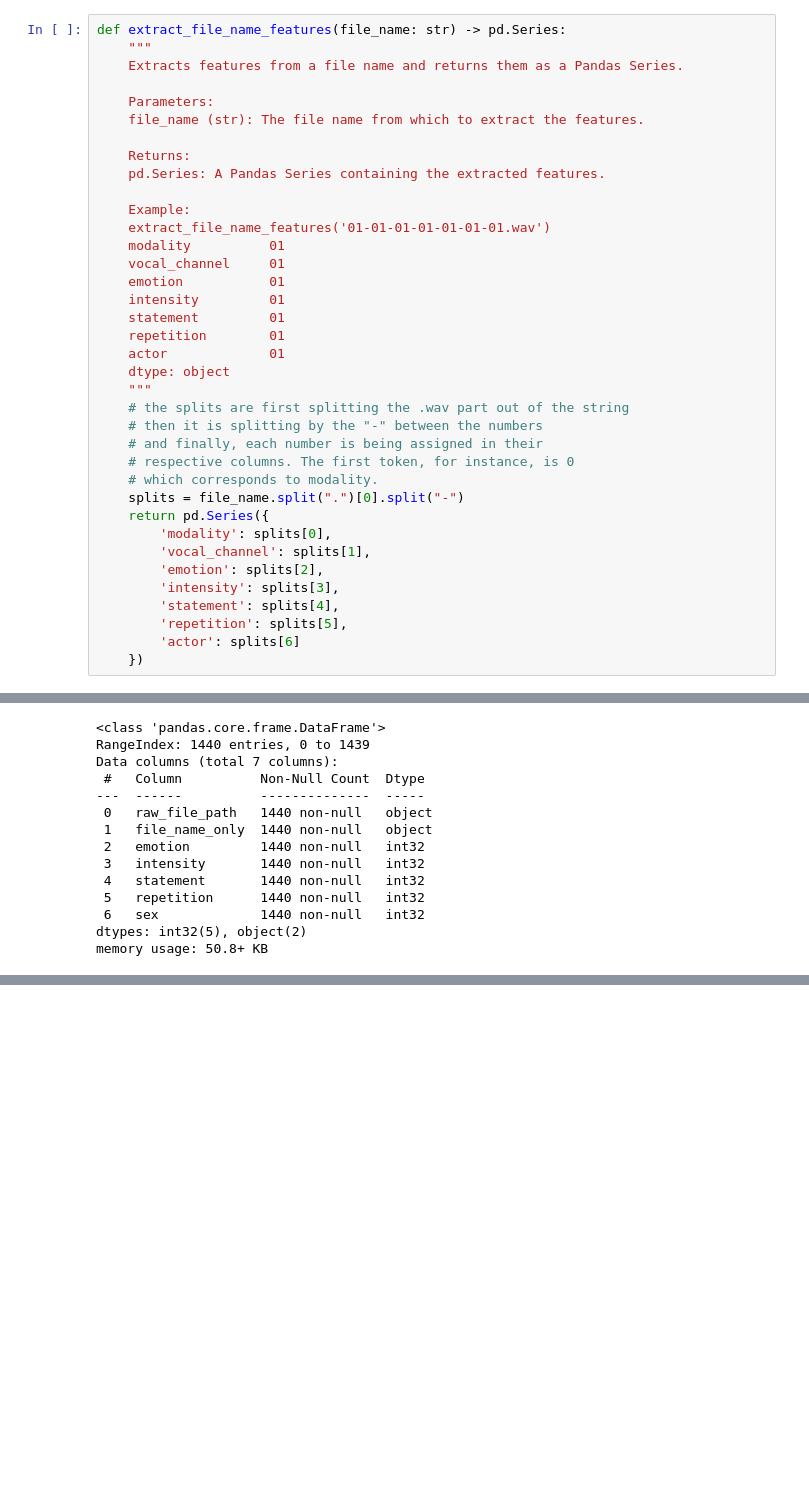
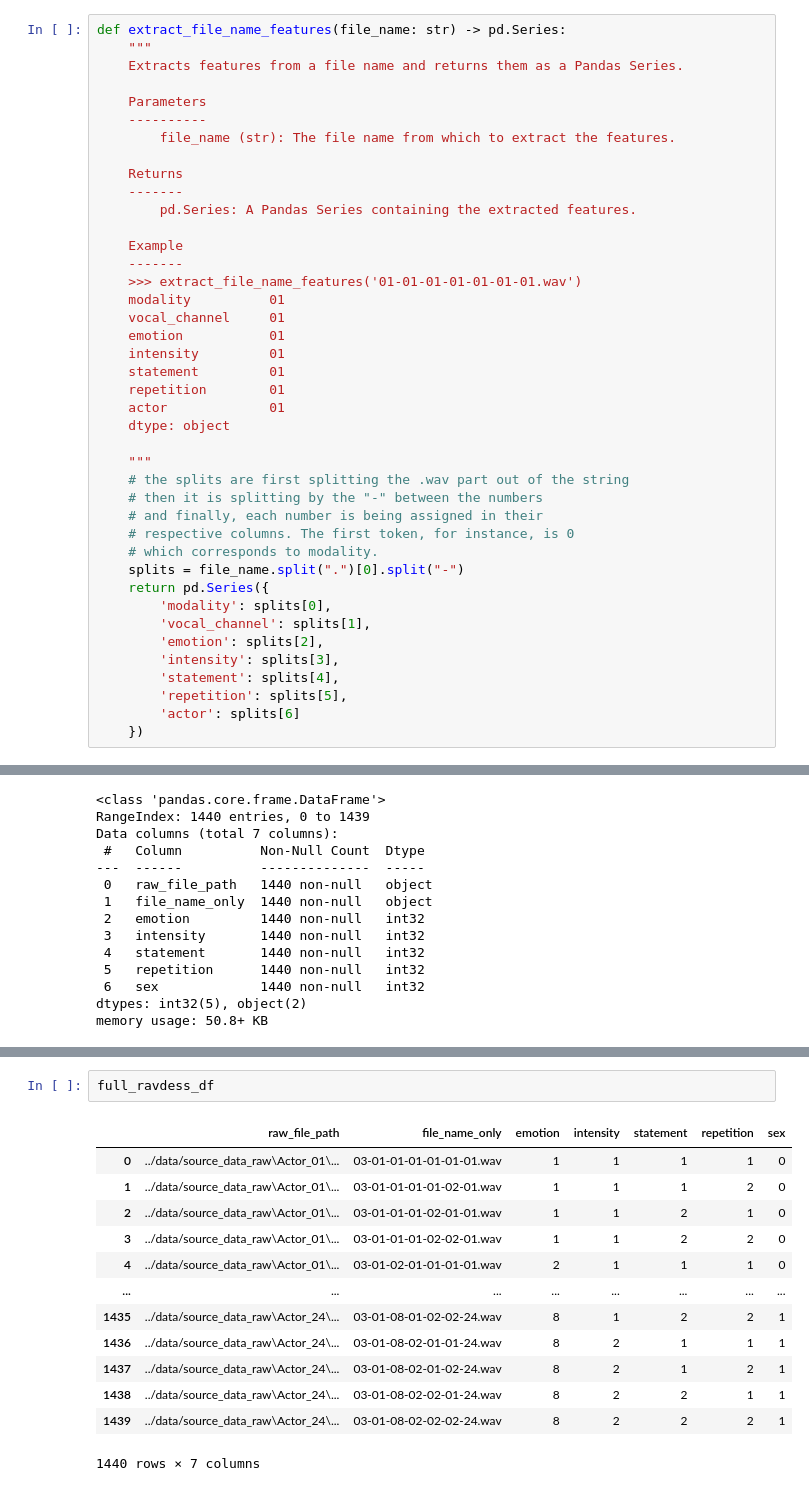
Before and after one commit to Aritra96/rvdess_audio_classification, a Jupyter notebook: dev/ravdess_eda.ipynb, the cells around one changed output, grey strips where cells are left out. Saved outputs shown, nothing was run; the diff lists cells and outputs as text; blank space fills up the shorter version.

```diff
--- a/dev/ravdess_eda.ipynb
+++ b/dev/ravdess_eda.ipynb
@@ -200,14 +200,17 @@ def extract_file_name_features(file_name: str) -> pd.Series:
     """
     Extracts features from a file name and returns them as a Pandas Series.
 
-    Parameters:
-    file_name (str): The file name from which to extract the features.
+    Parameters
+    ----------
+        file_name (str): The file name from which to extract the features.
 
-    Returns:
-    pd.Series: A Pandas Series containing the extracted features.
+    Returns
+    -------
+        pd.Series: A Pandas Series containing the extracted features.
 
-    Example:
-    extract_file_name_features('01-01-01-01-01-01-01.wav')
+    Example
+    -------
+    >>> extract_file_name_features('01-01-01-01-01-01-01.wav')
     modality          01
     vocal_channel     01
     emotion           01
@@ -216,6 +219,7 @@ def extract_file_name_features(file_name: str) -> pd.Series:
     repetition        01
     actor             01
     dtype: object
+
     """
     # the splits are first splitting the .wav part out of the string
     # then it is splitting by the "-" between the numbers
@@ -380,0 +418,16 @@ One such concept is called a **linear chirp**. But what is a chirp signal to beg
+# %%
+full_ravdess_df
+# %% [output]
+|  | raw_file_path | file_name_only | emotion | intensity | statement | repetition | sex |
+| 0 | ../data/source_data_raw\Actor_01\... | 03-01-01-01-01-01-01.wav | 1 | 1 | 1 | 1 | 0 |
+| 1 | ../data/source_data_raw\Actor_01\... | 03-01-01-01-01-02-01.wav | 1 | 1 | 1 | 2 | 0 |
+| 2 | ../data/source_data_raw\Actor_01\... | 03-01-01-01-02-01-01.wav | 1 | 1 | 2 | 1 | 0 |
+| 3 | ../data/source_data_raw\Actor_01\... | 03-01-01-01-02-02-01.wav | 1 | 1 | 2 | 2 | 0 |
+| 4 | ../data/source_data_raw\Actor_01\... | 03-01-02-01-01-01-01.wav | 2 | 1 | 1 | 1 | 0 |
+| ... | ... | ... | ... | ... | ... | ... | ... |
+| 1435 | ../data/source_data_raw\Actor_24\... | 03-01-08-01-02-02-24.wav | 8 | 1 | 2 | 2 | 1 |
+| 1436 | ../data/source_data_raw\Actor_24\... | 03-01-08-02-01-01-24.wav | 8 | 2 | 1 | 1 | 1 |
+| 1437 | ../data/source_data_raw\Actor_24\... | 03-01-08-02-01-02-24.wav | 8 | 2 | 1 | 2 | 1 |
+| 1438 | ../data/source_data_raw\Actor_24\... | 03-01-08-02-02-01-24.wav | 8 | 2 | 2 | 1 | 1 |
+| 1439 | ../data/source_data_raw\Actor_24\... | 03-01-08-02-02-02-24.wav | 8 | 2 | 2 | 2 | 1 |
+1440 rows × 7 columns
```
Also changed, not shown: parts of 10 cells of this notebook.
